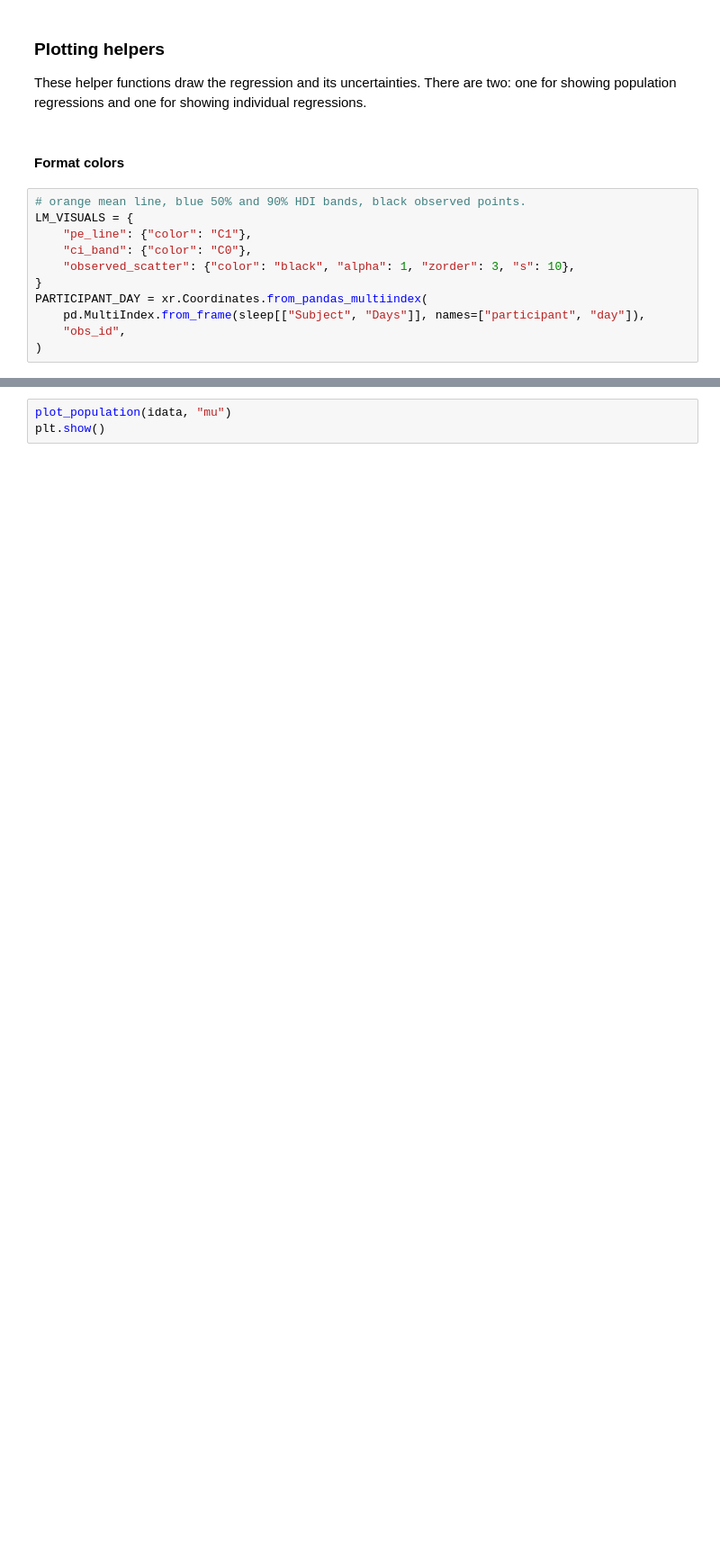
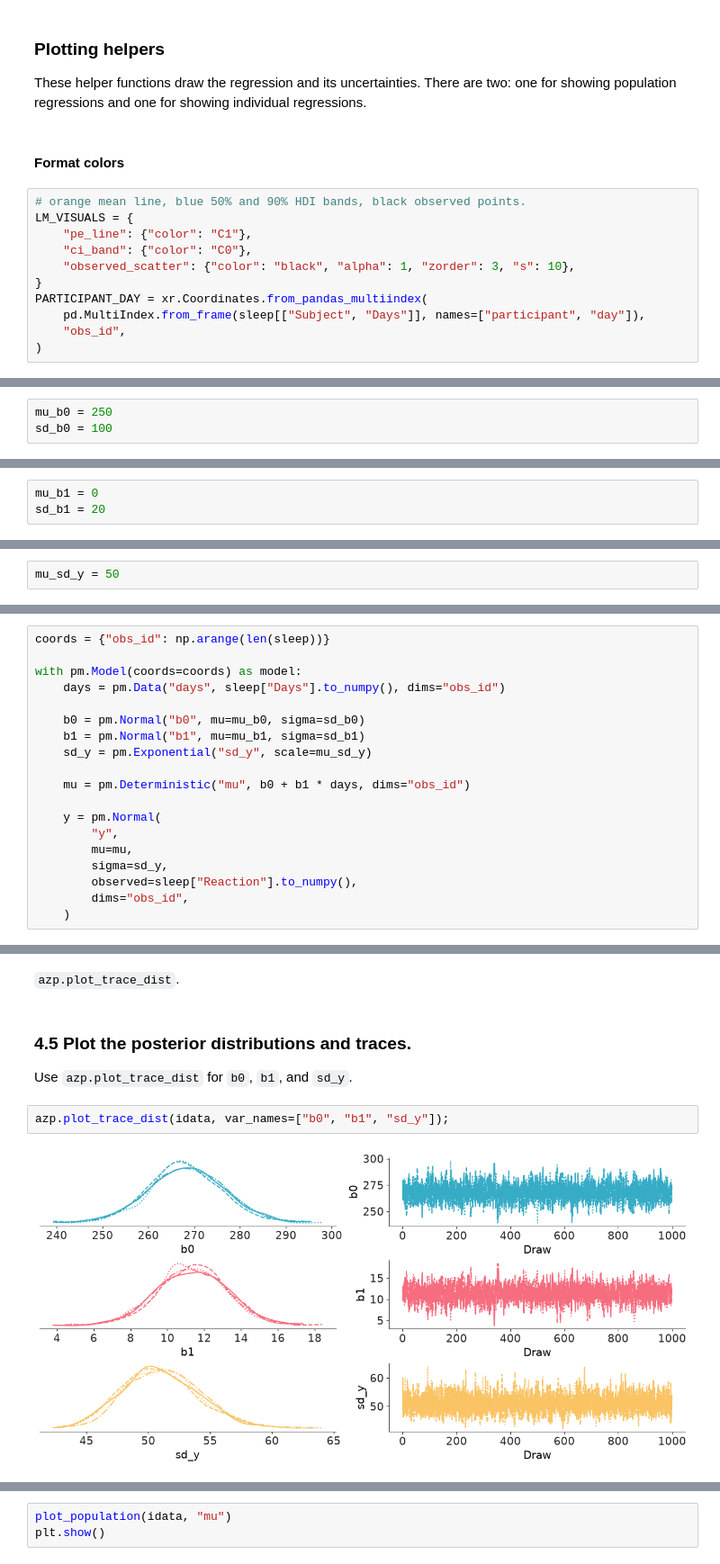
Before and after one commit to opherdonchin/BayesShortCourse, a Jupyter notebook: sleep/solved/01_linear_baseline.ipynb, the cells around one changed output, grey strips where cells are left out. Shown at 90% size. Drawn from its saved outputs; the diff is of its cells as text; blank space fills up the shorter version.

Commit message:
Revise first sleep notebooks and student versions

```diff
--- a/sleep/solved/01_linear_baseline.ipynb
+++ b/sleep/solved/01_linear_baseline.ipynb
@@ -278,0 +239,3 @@ This plot shows posterior uncertainty in the population-average expected reactio
+# %%
+mu_b0 = 250
+sd_b0 = 100
@@ -278,0 +256,3 @@ This plot shows posterior uncertainty in the population-average expected reactio
+# %%
+mu_b1 = 0
+sd_b1 = 20
@@ -278,0 +273,2 @@ This plot shows posterior uncertainty in the population-average expected reactio
+# %%
+mu_sd_y = 50
@@ -278,0 +285,19 @@ This plot shows posterior uncertainty in the population-average expected reactio
+# %%
+coords = {"obs_id": np.arange(len(sleep))}
+
+with pm.Model(coords=coords) as model:
+    days = pm.Data("days", sleep["Days"].to_numpy(), dims="obs_id")
+
+    b0 = pm.Normal("b0", mu=mu_b0, sigma=sd_b0)
+    b1 = pm.Normal("b1", mu=mu_b1, sigma=sd_b1)
+    sd_y = pm.Exponential("sd_y", scale=mu_sd_y)
+
+    mu = pm.Deterministic("mu", b0 + b1 * days, dims="obs_id")
+
+    y = pm.Normal(
+        "y",
+        mu=mu,
+        sigma=sd_y,
+        observed=sleep["Reaction"].to_numpy(),
+        dims="obs_id",
+    )
@@ -278,0 +423,10 @@ This plot shows posterior uncertainty in the population-average expected reactio
+# %% [markdown]
+`azp.plot_trace_dist`.
+# %% [markdown]
+### 4.5 Plot the posterior distributions and traces.
+
+Use `azp.plot_trace_dist` for `b0`, `b1`, and `sd_y`.
+# %%
+azp.plot_trace_dist(idata, var_names=["b0", "b1", "sd_y"]);
+# %% [output]
+[figure, added]
```
Also changed, not shown: parts of 118 cells of this notebook, 3 other files.
